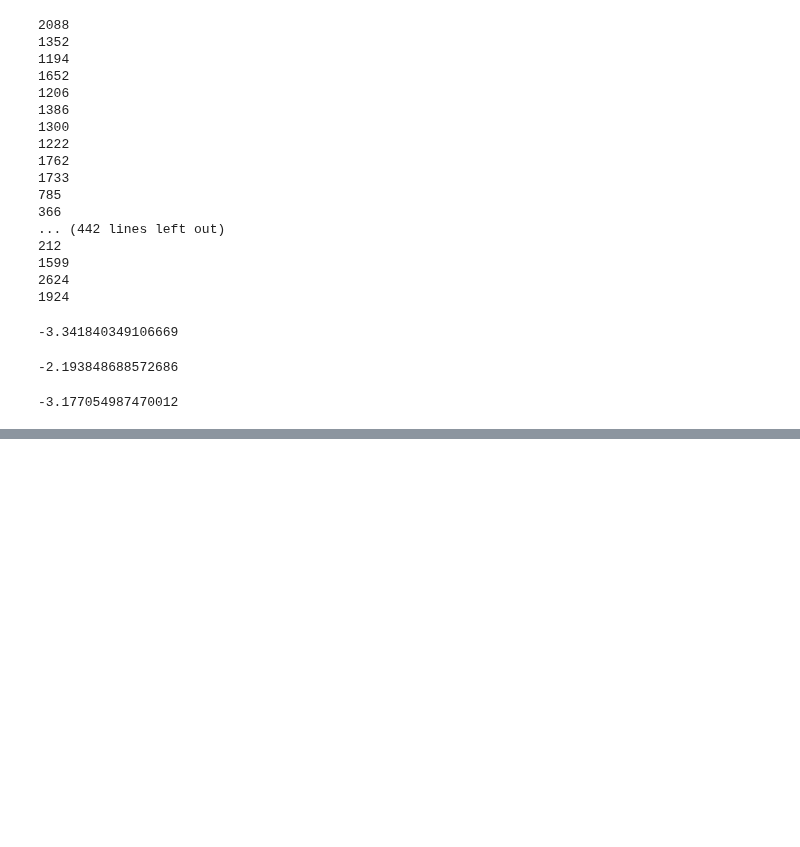
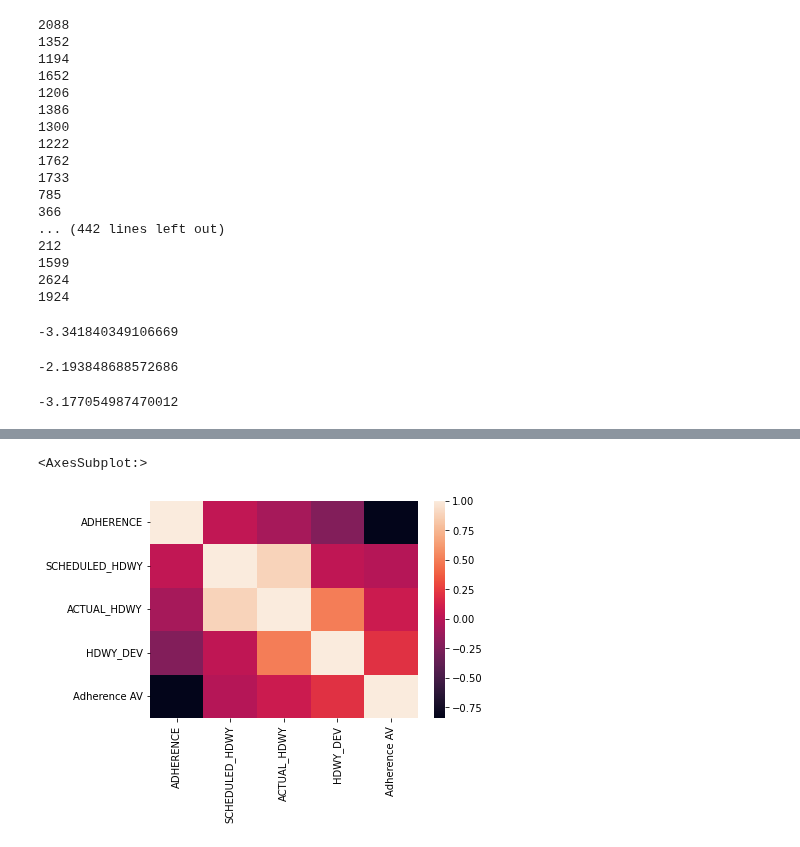
Before and after one commit to NSS-Data-Analytics-Cohort-7/wego-grumpy-concat, a Jupyter notebook: notebook/Grumpy_Concat_WeGo.ipynb, the cells around one changed output, grey strips where cells are left out. Cells and saved outputs as stored; diff of their text form; code cells hidden in the pictures; blank space fills up the shorter version.

Commit message:
Working on visuals

```diff
--- a/notebook/Grumpy_Concat_WeGo.ipynb
+++ b/notebook/Grumpy_Concat_WeGo.ipynb
@@ -41,6 +41,8 @@ headway_data.head()
 np.shape(headway_data)
 # %% [output]
 (1981715, 30)
+# %%
+headway_data = headway_data.filter(['DATE', 'ROUTE_ABBR', 'BLOCK_ABBR', 'OPERATOR', 'TRIP_ID', 'ROUTE_DIRECTION_NAME', 'ROUTE_STOP_SEQUENCE', 'TRIP_EDGE', 'SCHEDULED_TIME', 'ACTUAL_ARRIVAL_TIME', 'ACTUAL_DEPARTURE_TIME', 'ADHERENCE', 'SCHEDULED_HDWY', 'ACTUAL_HDWY', 'HDWY_DEV'], axis=1)
 # %%
 ### Rob & Kevin's code to filter by specific date and route:
 
@@ -172,6 +174,6 @@ late_clean['ADHERENCE'].mean()
 # %%
 # Intentional nulls (last stop)
 
-late_in = headway_data.loc[headway_data['TRIP_EDGE'] == 2, 'SCHEDULED_HDWY']
-late_in.isnull().sum()
+late_in = headway_data[~((headway_data['TRIP_EDGE']!=2)&(headway_data['SCHEDULED_HDWY'].isna()))]
+late_in
 # %% [output]
@@ -206,0 +220,2 @@ np.shape(headway_data_nulls)
+# %%
+corr2 = late_in.filter(['SCHEDULED_TIME','ACTUAL_DEPARTURE_TIME','ADHERENCE','SCHEDULED_HDWY','ACTUAL_HDWY','HDWY_DEV'],axis=1)
@@ -206,0 +238,3 @@ np.shape(headway_data_nulls)
+# %%
+corr2['Adherence AV'] = corr2['ADHERENCE'].abs()
+corr2
@@ -206,0 +255,5 @@ np.shape(headway_data_nulls)
+# %%
+sns.heatmap(corr2.corr())
+# %% [output]
+<AxesSubplot:>
+[figure, added]
```
Also changed, not shown: parts of 14 cells of this notebook.
